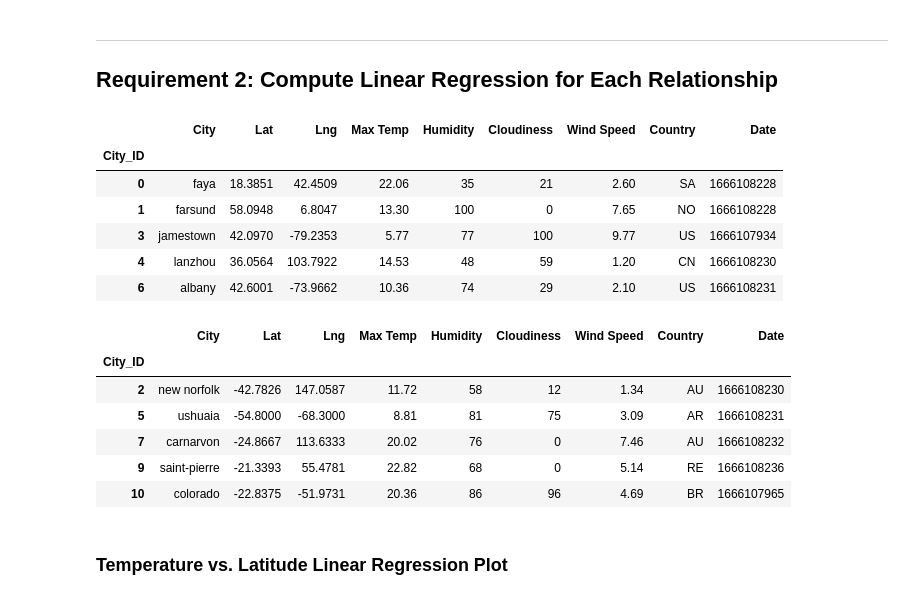
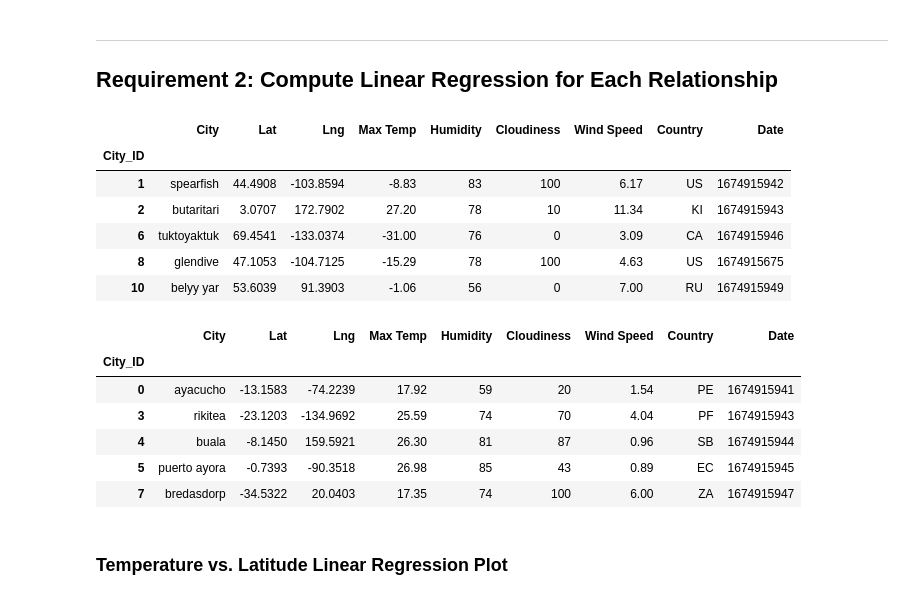
Before and after one commit to neginkanani/python_api_challenge, a Jupyter notebook: WeatherPy/WeatherPy.ipynb, the cells around one changed output. Cells and saved outputs as stored; diff of their text form; code cells hidden in the pictures.

```diff
--- a/WeatherPy/WeatherPy.ipynb
+++ b/WeatherPy/WeatherPy.ipynb
@@ -306,30 +313,30 @@ plt.show()
 # %%
 # Create a DataFrame with the Northern Hemisphere data (Latitude >= 0)
 # YOUR CODE HERE
-
+northern_hemi_df = city_data_df[city_data_df["Lat"]>=0]
 # Display sample data
 northern_hemi_df.head()
 # %% [output]
 |  | City | Lat | Lng | Max Temp | Humidity | Cloudiness | Wind Speed | Country | Date |
 | City_ID |  |  |  |  |  |  |  |  |  |
-| 0 | faya | 18.3851 | 42.4509 | 22.06 | 35 | 21 | 2.60 | SA | 1666108228 |
-| 1 | farsund | 58.0948 | 6.8047 | 13.30 | 100 | 0 | 7.65 | NO | 1666108228 |
-| 3 | jamestown | 42.0970 | -79.2353 | 5.77 | 77 | 100 | 9.77 | US | 1666107934 |
-| 4 | lanzhou | 36.0564 | 103.7922 | 14.53 | 48 | 59 | 1.20 | CN | 1666108230 |
-| 6 | albany | 42.6001 | -73.9662 | 10.36 | 74 | 29 | 2.10 | US | 1666108231 |
+| 1 | spearfish | 44.4908 | -103.8594 | -8.83 | 83 | 100 | 6.17 | US | 1674915942 |
+| 2 | butaritari | 3.0707 | 172.7902 | 27.20 | 78 | 10 | 11.34 | KI | 1674915943 |
+| 6 | tuktoyaktuk | 69.4541 | -133.0374 | -31.00 | 76 | 0 | 3.09 | CA | 1674915946 |
+| 8 | glendive | 47.1053 | -104.7125 | -15.29 | 78 | 100 | 4.63 | US | 1674915675 |
+| 10 | belyy yar | 53.6039 | 91.3903 | -1.06 | 56 | 0 | 7.00 | RU | 1674915949 |
 # %%
 # Create a DataFrame with the Southern Hemisphere data (Latitude < 0)
 # YOUR CODE HERE
-
+southern_hemi_df = city_data_df[city_data_df["Lat"]<0]
 # Display sample data
 southern_hemi_df.head()
 # %% [output]
 |  | City | Lat | Lng | Max Temp | Humidity | Cloudiness | Wind Speed | Country | Date |
 | City_ID |  |  |  |  |  |  |  |  |  |
-| 2 | new norfolk | -42.7826 | 147.0587 | 11.72 | 58 | 12 | 1.34 | AU | 1666108230 |
-| 5 | ushuaia | -54.8000 | -68.3000 | 8.81 | 81 | 75 | 3.09 | AR | 1666108231 |
-| 7 | carnarvon | -24.8667 | 113.6333 | 20.02 | 76 | 0 | 7.46 | AU | 1666108232 |
-| 9 | saint-pierre | -21.3393 | 55.4781 | 22.82 | 68 | 0 | 5.14 | RE | 1666108236 |
-| 10 | colorado | -22.8375 | -51.9731 | 20.36 | 86 | 96 | 4.69 | BR | 1666107965 |
+| 0 | ayacucho | -13.1583 | -74.2239 | 17.92 | 59 | 20 | 1.54 | PE | 1674915941 |
+| 3 | rikitea | -23.1203 | -134.9692 | 25.59 | 74 | 70 | 4.04 | PF | 1674915943 |
+| 4 | buala | -8.1450 | 159.5921 | 26.30 | 81 | 87 | 0.96 | SB | 1674915944 |
+| 5 | puerto ayora | -0.7393 | -90.3518 | 26.98 | 85 | 43 | 0.89 | EC | 1674915945 |
+| 7 | bredasdorp | -34.5322 | 20.0403 | 17.35 | 74 | 100 | 6.00 | ZA | 1674915947 |
 # %% [markdown]
 ###  Temperature vs. Latitude Linear Regression Plot
```
Also changed, not shown: parts of 35 cells of this notebook, 14 other files.
